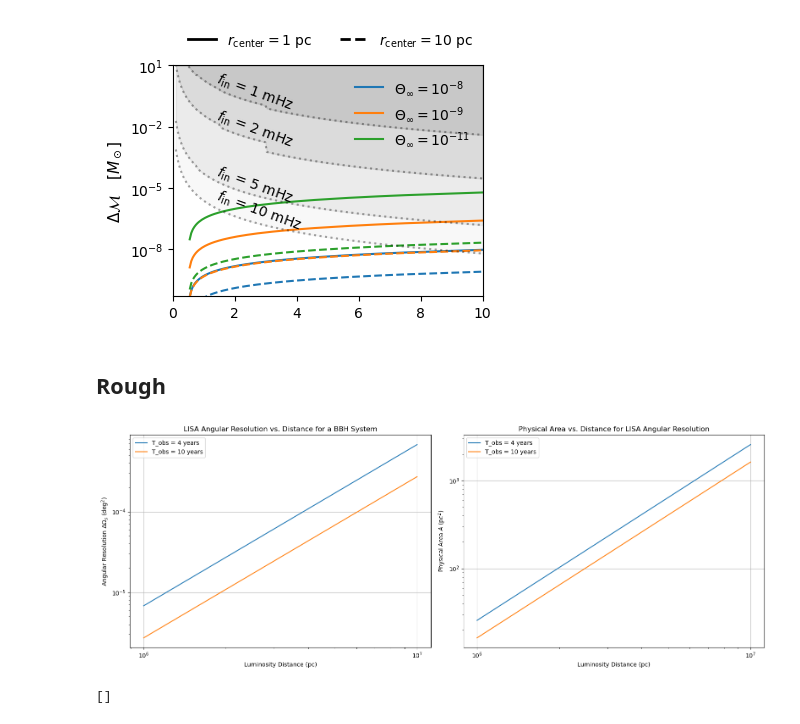
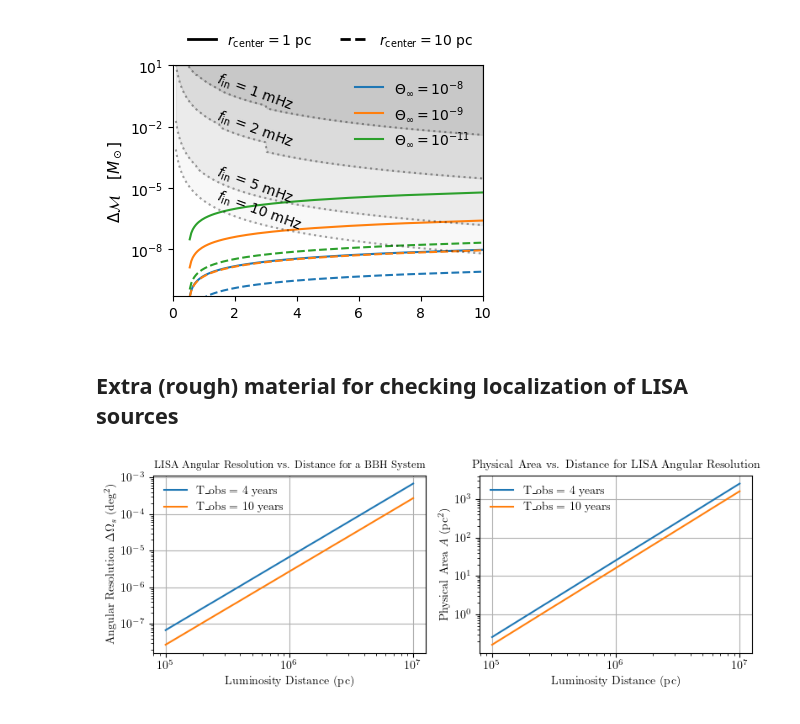
Before and after one commit to SohanGhodla/Probing-dark-matter-with-LISA, a Jupyter notebook: particle-like-dark-matter.ipynb, the cells around one changed output. Cells and saved outputs as stored; diff of their text form; code cells hidden in the pictures.

```diff
--- a/particle-like-dark-matter.ipynb
+++ b/particle-like-dark-matter.ipynb
@@ -9,13 +9,10 @@ from matplotlib.ticker import LogLocator
 
 from scipy.special import jn  # Bessel function of the first kind
 from scipy.integrate import quad  # For numerical integration
+from matplotlib.lines import Line2D
 
 # ------- Set paramters for figures ---------
 plt.rc('text', usetex=True)
 plt.rc('font', family='serif')
-# plt.rcParams['legend.frameon'] = False
-# plt.rcParams['figure.figsize'] = [4, 3]  # Width, height in inches
-
-# import matplotlib as mpl
-# mpl.rcParams.update(mpl.rcParamsDefault)
+plt.rcParams['legend.frameon'] = False
 # %%
@@ -413,7 +386,7 @@ def Mchirp_evo(T_obs, f_in, th, m10, m20, e0, r_center):
     return [Mchirp / Msun, df_dt_val, r_target, f_target, e_target]
 # %%
 def sigma_Mchirp(SNR, T_obs, Mchirp, df_dt_val):
-    """ Calculate standard deviation in chirp mass measurement """
+    """ Calculate uncertainty in chirp mass measurement """
 
     yr = constants.year  # seconds in yr
     T_obs = T_obs * yr
@@ -651,8 +631,4 @@ plt.show()
 # %%
-import numpy as np
-import matplotlib.pyplot as plt
-from matplotlib.lines import Line2D
-
 # Set up parameters
 M_arr = np.logspace(1.8, 3.8, 160)
 theta = np.logspace(-10.5, -8., 80)
@@ -667,9 +643,8 @@ rc = 1  # pc
 colors = ['#1f77b4', '#ff7f0e', '#2ca02c']  # Define colors for the different f_in values
 line_styles = ['-', '--']  # Solid and dashed lines for the two t_1 values
 
-# Create a figure with 2x2 subplots
 fig, axes = plt.subplots(2, 2, figsize=(8, 6))
-axes = axes.flatten()  # Flatten to easily iterate over
+axes = axes.flatten()
 
 # Iterate over D_L values and create subplots
 for idx, D_L in enumerate(D_L_values):
@@ -682,7 +657,7 @@ for idx, D_L in enumerate(D_L_values):
         for f in f_in:
             Min_M_for_th = []  # Minimum M values for plotting
             Max_M_for_th = []  # Maximum M values for fill area
-            valid_th = []  # Corresponding m_DM values
+            valid_th = []  # Corresponding \Theta values
 
             for th in theta:
                 Flag = 0
@@ -690,8 +665,8 @@ for idx, D_L in enumerate(D_L_values):
                 max_M = None  # Store upper bound for fill
 
                 for M in M_arr:
-                    m1 = M * 10/11
-                    m2 = M - m1
+                    m1 = M / 2
+                    m2 = M / 2
                     t_merge = gw_merger_time(m1, m2, f, e)
 
                     if t_merge > T_obs:
@@ -773,8 +748,7 @@ legend2 = axes[3].legend(handles=line_style_legend_elements, loc='lower left', f
 # Add the first legend back using ax.add_artist so it doesn't get replaced
 axes[3].add_artist(legend1)
 
-# Adjust layout to prevent overlap
 plt.tight_layout()
-plt.savefig('extagalactic_particle_field_DM_detectability_new_q_pt1.pdf', bbox_inches='tight')
+plt.savefig('extagalactic_particle_field_DM_detectability.pdf', bbox_inches='tight')
 plt.show()
 # %% [output]
@@ -896,12 +999,8 @@ plt.show()
 # %% [output]
 [figure]
 # %% [markdown]
-## Rough
+## Extra (rough) material for checking localization of LISA sources
 # %%
-import numpy as np
-import matplotlib.pyplot as plt
-from scipy import constants
-
 # Physical constants
 G = constants.G          # Gravitational constant (m^3 kg^-1 s^-2)
 c = constants.c          # Speed of light (m s^-1)
@@ -920,8 +1019,6 @@ n = 2                    # Harmonic number
 
 def calc_SNR(T_obs, f, m1, m2, e, z, D_L):
     """Calculating SNR for the galactic (and extragalactic) sources"""
-    import numpy as np
-    from scipy import constants
 
     # Define parameter values
     G = constants.G       # Gravitational constant (m^3/kg/s^2)
@@ -930,7 +1027,7 @@ def calc_SNR(T_obs, f, m1, m2, e, z, D_L):
     pc = constants.parsec # Parsec (m)
     yr = constants.year   # seconds in yr
 
-    # Convert T_obs to years if necessary
+    # Convert T_obs to years
     T_obs_yr = T_obs / yr
 
     # Fix the parameters of the confusion noise fit
@@ -990,7 +1087,7 @@ def calc_SNR(T_obs, f, m1, m2, e, z, D_L):
     return SNR
 
 # Define distance array (in parsecs)
-D_L_array = np.linspace(1e6, 1e7, 1000)  # From 100 million parsecs to 1 billion parsecs
+D_L_array = np.linspace(1e5, 1e7, 100)
 
 # Observation times in seconds
 T_obs_4yr = 4 * yr
@@ -1033,8 +1130,6 @@ Delta_Omega_4yr = np.array(Delta_Omega_4yr)
 Delta_Omega_10yr = np.array(Delta_Omega_10yr)
 Area_4yr = np.array(Area_4yr)
 Area_10yr = np.array(Area_10yr)
-
-# Convert distances to Gpc for plotting
 D_L_Gpc = D_L_array #/ 1e9  # Convert parsecs to Gpc
 
 # Convert angular resolution to deg^2 for plotting
@@ -1043,45 +1138,35 @@ Delta_Omega_deg2_10yr = Delta_Omega_10yr * 3282.80635
 
 # Convert physical area from m^2 to pc^2 (since 1 pc = 3.0857e16 m)
 pc_in_meters = pc
 Area_pc2_4yr = Area_4yr / (pc_in_meters**2)
 Area_pc2_10yr = Area_10yr / (pc_in_meters**2)
 
 # Plotting
-fig, axs = plt.subplots(1, 2, figsize=(16, 6))
+fig, axs = plt.subplots(1, 2, figsize=(8, 3))
 
 # Subplot 1: Angular Resolution vs Distance
 axs[0].plot(D_L_Gpc, Delta_Omega_deg2_4yr, label='T_obs = 4 years')
 axs[0].plot(D_L_Gpc, Delta_Omega_deg2_10yr, label='T_obs = 10 years')
 axs[0].set_xlabel('Luminosity Distance (pc)')
-axs[0].set_ylabel('Angular Resolution $\Delta \Omega_s$ (deg$^2$)')
-axs[0].set_title('LISA Angular Resolution vs. Distance for a BBH System')
+axs[0].set_ylabel('Angular Resolution $\\Delta \\Omega_s$ (deg$^2$)')
+axs[0].set_title('LISA Angular Resolution vs. Distance for a BBH System', fontsize = 9)
 axs[0].set_xscale('log')
 axs[0].set_yscale('log')
 axs[0].legend()
 axs[0].grid(True)
 
 # Subplot 2: Physical Area vs Distance
 axs[1].plot(D_L_Gpc, np.sqrt(Area_pc2_4yr / np.pi), label='T_obs = 4 years')
 axs[1].plot(D_L_Gpc, np.sqrt(Area_pc2_10yr / np.pi), label='T_obs = 10 years')
 axs[1].set_xlabel('Luminosity Distance (pc)')
 axs[1].set_ylabel('Physical Area $A$ (pc$^2$)')
-axs[1].set_title('Physical Area vs. Distance for LISA Angular Resolution')
+axs[1].set_title('Physical Area vs. Distance for LISA Angular Resolution', fontsize = 10)
 axs[1].set_xscale('log')
 axs[1].set_yscale('log')
 axs[1].grid(True)
 axs[1].legend()
 
 plt.tight_layout()
 plt.show()
 # %% [output]
-[figure, old version]
+[figure, new version]
-# %%
-import numpy as np
-
-# Adjust the filename and data type as necessary
-filename = '../DM_mass_removed'
-data = np.fromfile(filename, dtype=np.float64)  # Use np.float64 if the data was saved as double precision
-
-print((data))
-# %% [output]
-[]
```
Also changed, not shown: parts of 18 cells of this notebook.
